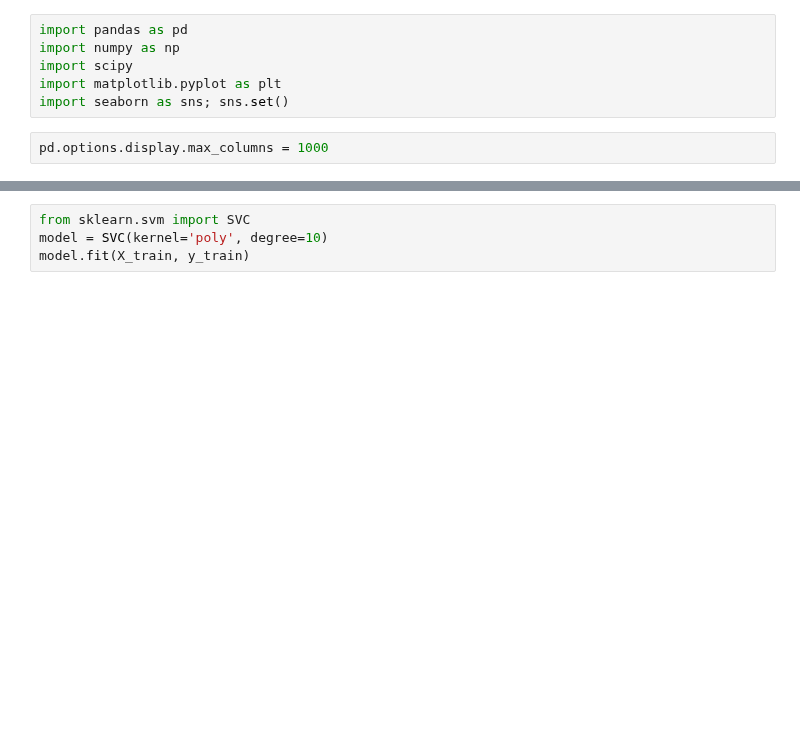
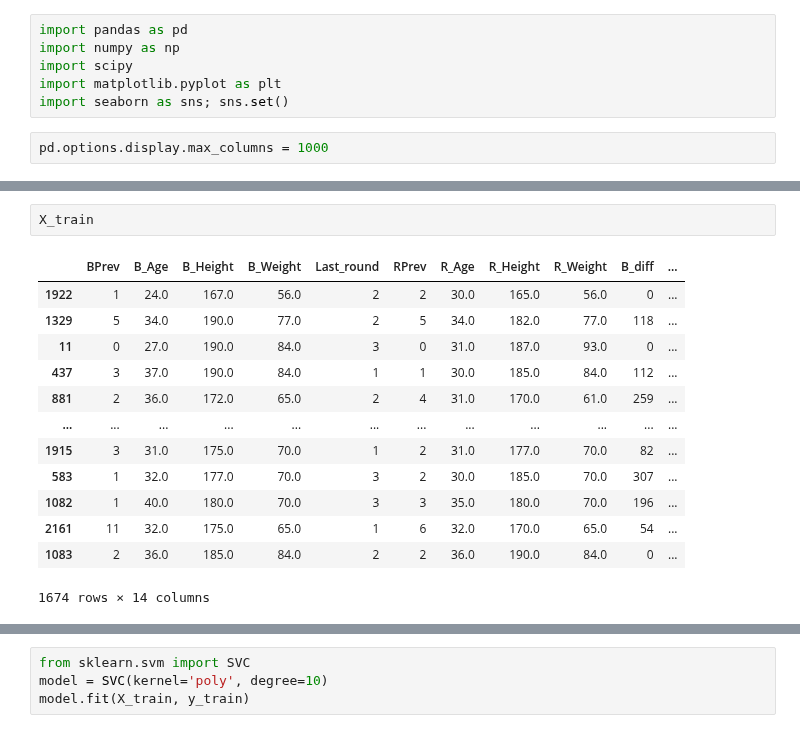
Before and after one commit to PWalis/UFC_DataAnalysis, a Jupyter notebook: Classification.ipynb, the cells around one changed output, grey strips where cells are left out. Drawn from its saved outputs; the diff is of its cells as text; blank space fills up the shorter version.

```diff
--- a/Classification.ipynb
+++ b/Classification.ipynb
@@ -20,0 +68,16 @@ df.head()
+# %%
+X_train
+# %% [output]
+|  | BPrev | B_Age | B_Height | B_Weight | Last_round | RPrev | R_Age | R_Height | R_Weight | B_diff | ... |
+| 1922 | 1 | 24.0 | 167.0 | 56.0 | 2 | 2 | 30.0 | 165.0 | 56.0 | 0 | ... |
+| 1329 | 5 | 34.0 | 190.0 | 77.0 | 2 | 5 | 34.0 | 182.0 | 77.0 | 118 | ... |
+| 11 | 0 | 27.0 | 190.0 | 84.0 | 3 | 0 | 31.0 | 187.0 | 93.0 | 0 | ... |
+| 437 | 3 | 37.0 | 190.0 | 84.0 | 1 | 1 | 30.0 | 185.0 | 84.0 | 112 | ... |
+| 881 | 2 | 36.0 | 172.0 | 65.0 | 2 | 4 | 31.0 | 170.0 | 61.0 | 259 | ... |
+| ... | ... | ... | ... | ... | ... | ... | ... | ... | ... | ... | ... |
+| 1915 | 3 | 31.0 | 175.0 | 70.0 | 1 | 2 | 31.0 | 177.0 | 70.0 | 82 | ... |
+| 583 | 1 | 32.0 | 177.0 | 70.0 | 3 | 2 | 30.0 | 185.0 | 70.0 | 307 | ... |
+| 1082 | 1 | 40.0 | 180.0 | 70.0 | 3 | 3 | 35.0 | 180.0 | 70.0 | 196 | ... |
+| 2161 | 11 | 32.0 | 175.0 | 65.0 | 1 | 6 | 32.0 | 170.0 | 65.0 | 54 | ... |
+| 1083 | 2 | 36.0 | 185.0 | 84.0 | 2 | 2 | 36.0 | 190.0 | 84.0 | 0 | ... |
+1674 rows × 14 columns
```
Also changed, not shown: parts of 16 cells of this notebook.
